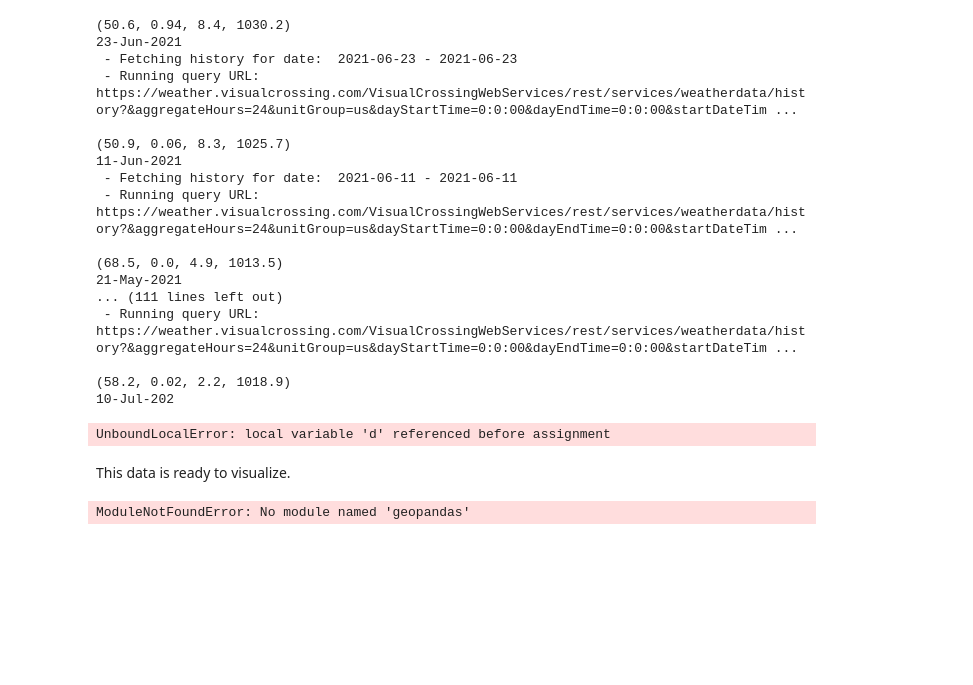
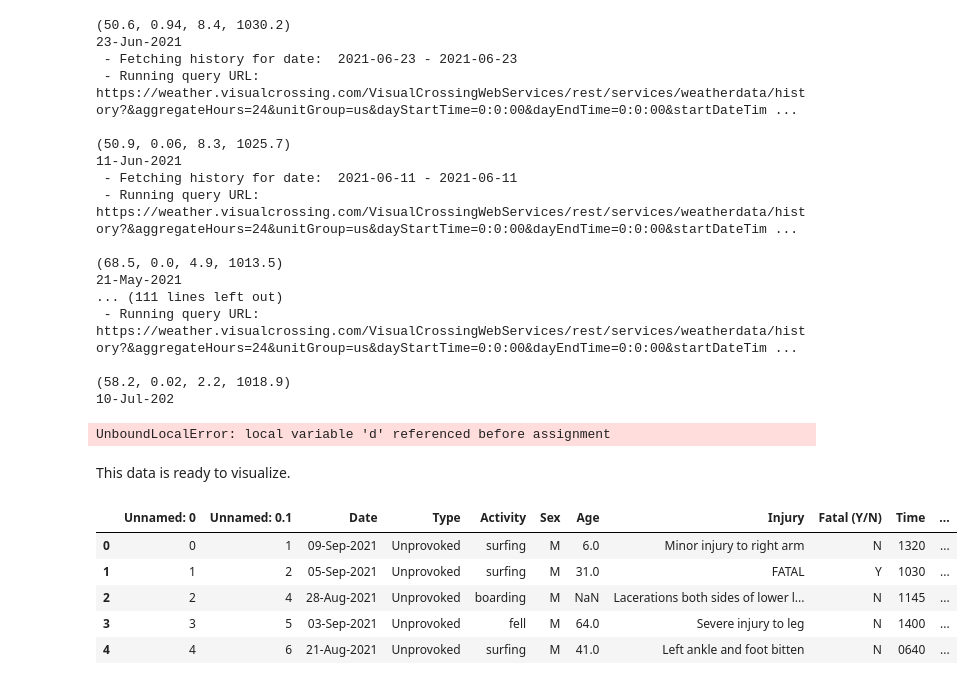
Before and after one commit to joshuapalicka/SharkAttackAnalysis, a Jupyter notebook: data_clean_up.ipynb, the cells around one changed output. Cells and saved outputs as stored; diff of their text form; code cells hidden in the pictures; blank space fills up the shorter version.

```diff
--- a/data_clean_up.ipynb
+++ b/data_clean_up.ipynb
@@ -1084,20 +1084,17 @@ This data is ready to visualize.
 # %%
 shark_data = shark_data.drop("na_wind_speed", 1)
 # %%
-shark_data.to_csv('data/data_adding_more_weather.csv', index=True)
-shark_data = pd.read_csv('data/data_adding_more_weather.csv')
+shark_data_unclean = pd.read_csv('data/data_adding_more_weather.csv')
-# %%
-# Code adapted from https://datascientyst.com/plot-latitude-longitude-pandas-dataframe-python/
-
-from shapely.geometry import Point
-import geopandas as gpd
-from geopandas import GeoDataFrame
-import matplotlib.pyplot as plt
-
-geometry = [Point(xy) for xy in zip(shark_data["longitude"], shark_data["latitude"])]
-gdf = GeoDataFrame(shark_data, geometry=geometry)
-
-world_map = gpd.read_file(gpd.datasets.get_path("naturalearth_lowres"))
-gdf.plot(ax=world.plot(figsize=(15,15)), marker='o', color='red', markersize=15)
-# %% [output]
-ModuleNotFoundError: No module named 'geopandas'
+# %%
+import datetime
+shark_data_unclean['Proper_date'] = pd.to_datetime(shark_data_unclean['Proper_date'], format='%d-%b-%Y', errors='coerce')
+shark_data_unclean['Proper_date'] = shark_data_unclean['Proper_date'].dt.strftime('%Y%m%d')
+# %%
+shark_data_unclean.head()
+# %% [output]
+|  | Unnamed: 0 | Unnamed: 0.1 | Date | Type | Activity | Sex | Age | Injury | Fatal (Y/N) | Time | ... |
+| 0 | 0 | 1 | 09-Sep-2021 | Unprovoked | surfing | M | 6.0 | Minor injury to right arm | N | 1320 | ... |
+| 1 | 1 | 2 | 05-Sep-2021 | Unprovoked | surfing | M | 31.0 | FATAL | Y | 1030 | ... |
+| 2 | 2 | 4 | 28-Aug-2021 | Unprovoked | boarding | M | NaN | Lacerations both sides of lower l... | N | 1145 | ... |
+| 3 | 3 | 5 | 03-Sep-2021 | Unprovoked | fell | M | 64.0 | Severe injury to leg | N | 1400 | ... |
+| 4 | 4 | 6 | 21-Aug-2021 | Unprovoked | surfing | M | 41.0 | Left ankle and foot bitten | N | 0640 | ... |
```
Also changed, not shown: parts of 1 cell of this notebook, 2 other files.
